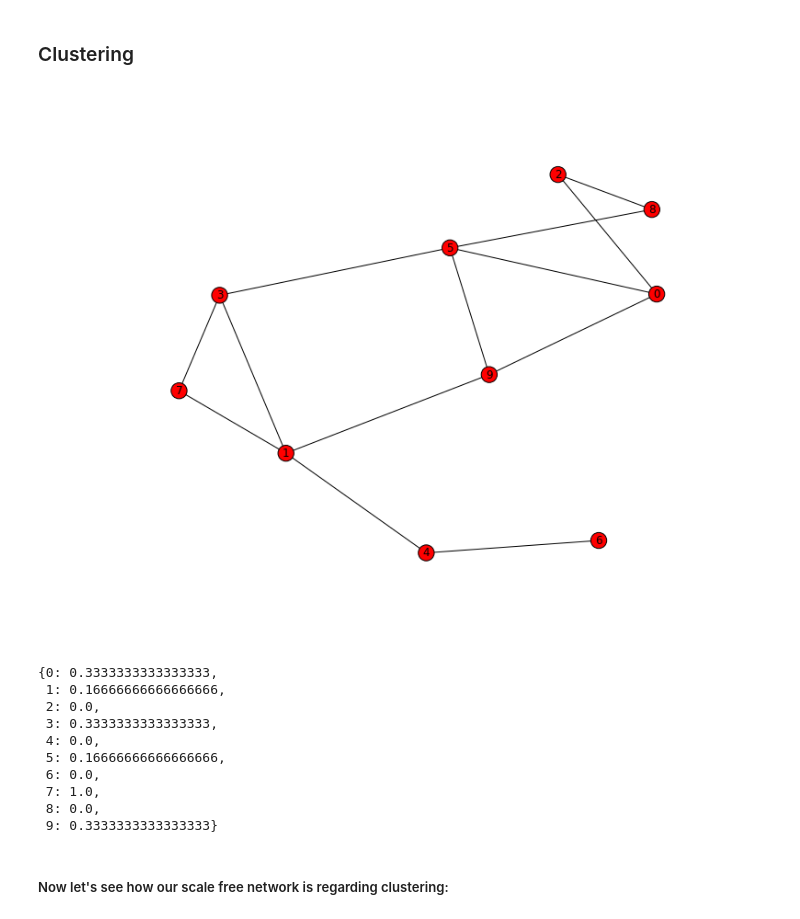
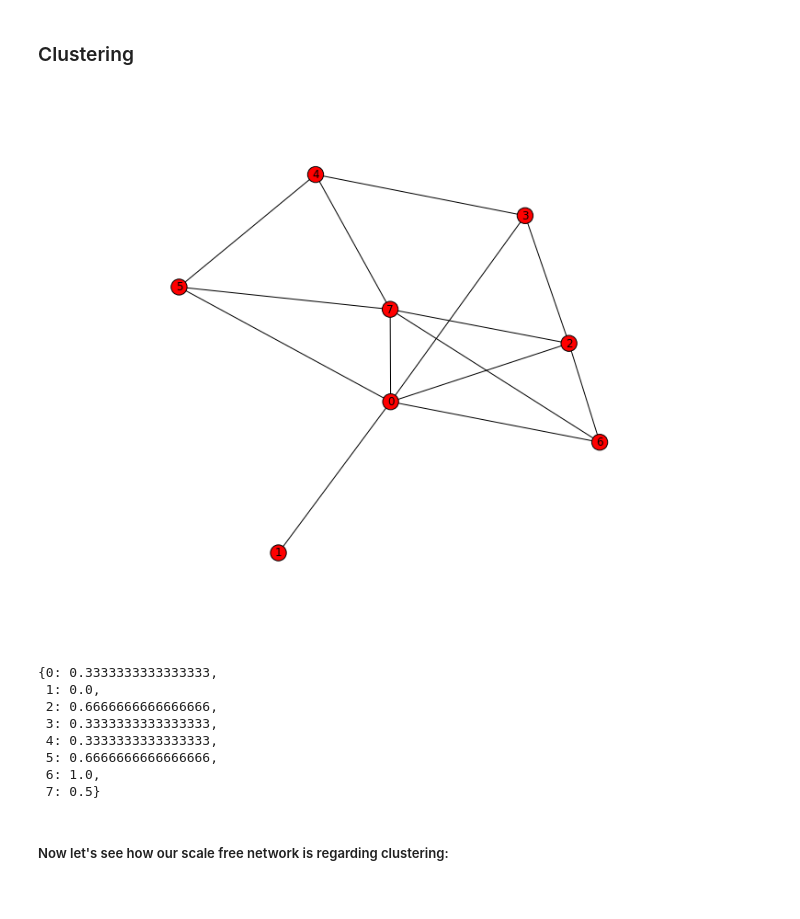
Before and after one commit to debsankha/network_course_python, a Jupyter notebook: talks/05-networkx-algorithms.ipynb, the cells around one changed output. Cells and saved outputs as stored; diff of their text form; code cells hidden in the pictures.

```diff
--- a/talks/05-networkx-algorithms.ipynb
+++ b/talks/05-networkx-algorithms.ipynb
@@ -82,20 +72,18 @@ Many real world networks tend to have these very few "hubs" with high centrality
 # %% [markdown]
 ### Clustering
 # %%
-J=nx.erdos_renyi_graph(10,0.3)
+J=nx.erdos_renyi_graph(8,0.4)
 nx.draw(J)
 # %% [output]
-[figure, old version]
+[figure, new version]
 # %%
 nx.clustering(J)
 # %% [output]
 {0: 0.3333333333333333,
- 1: 0.16666666666666666,
- 2: 0.0,
+ 1: 0.0,
+ 2: 0.6666666666666666,
  3: 0.3333333333333333,
- 4: 0.0,
- 5: 0.16666666666666666,
- 6: 0.0,
- 7: 1.0,
- 8: 0.0,
- 9: 0.3333333333333333}
+ 4: 0.3333333333333333,
+ 5: 0.6666666666666666,
+ 6: 1.0,
+ 7: 0.5}
```
Also changed, not shown: parts of 19 cells of this notebook, 3 other files.
